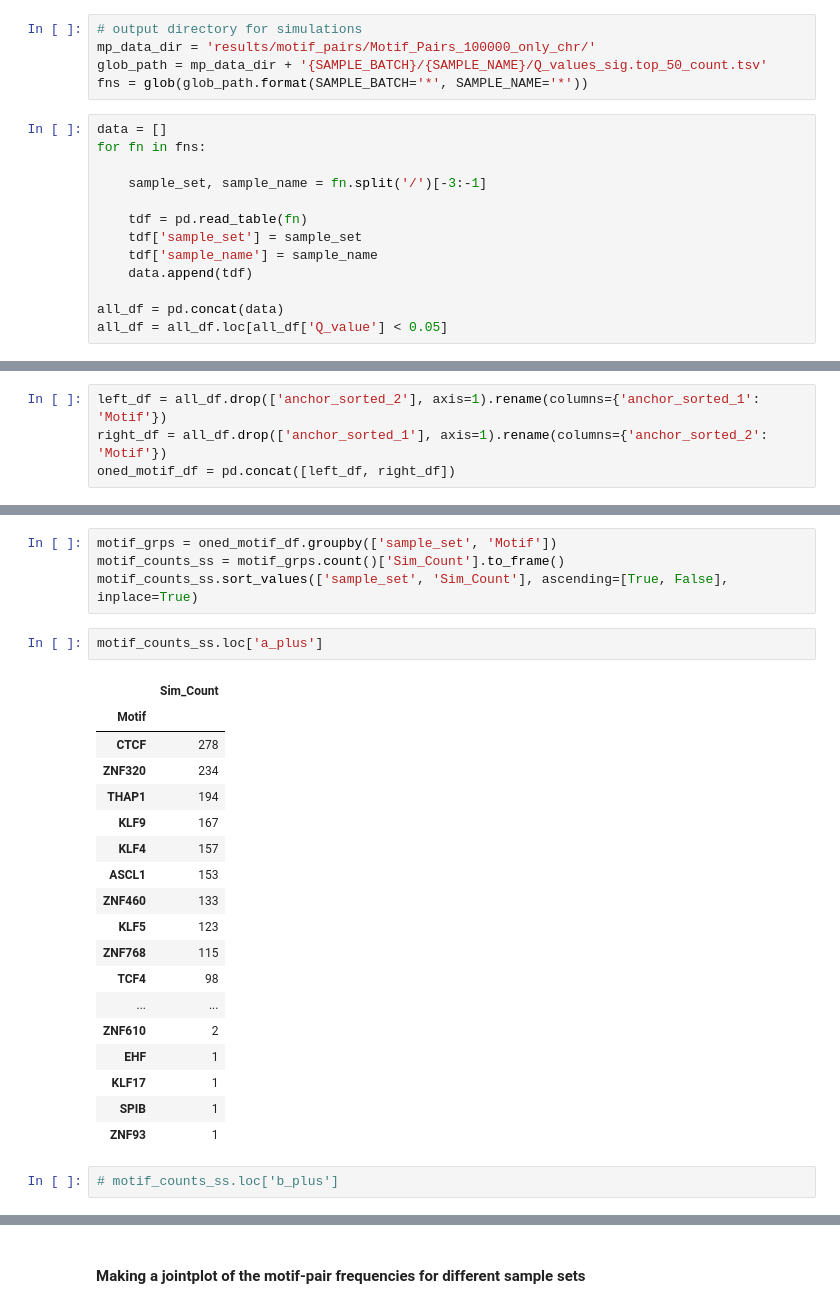
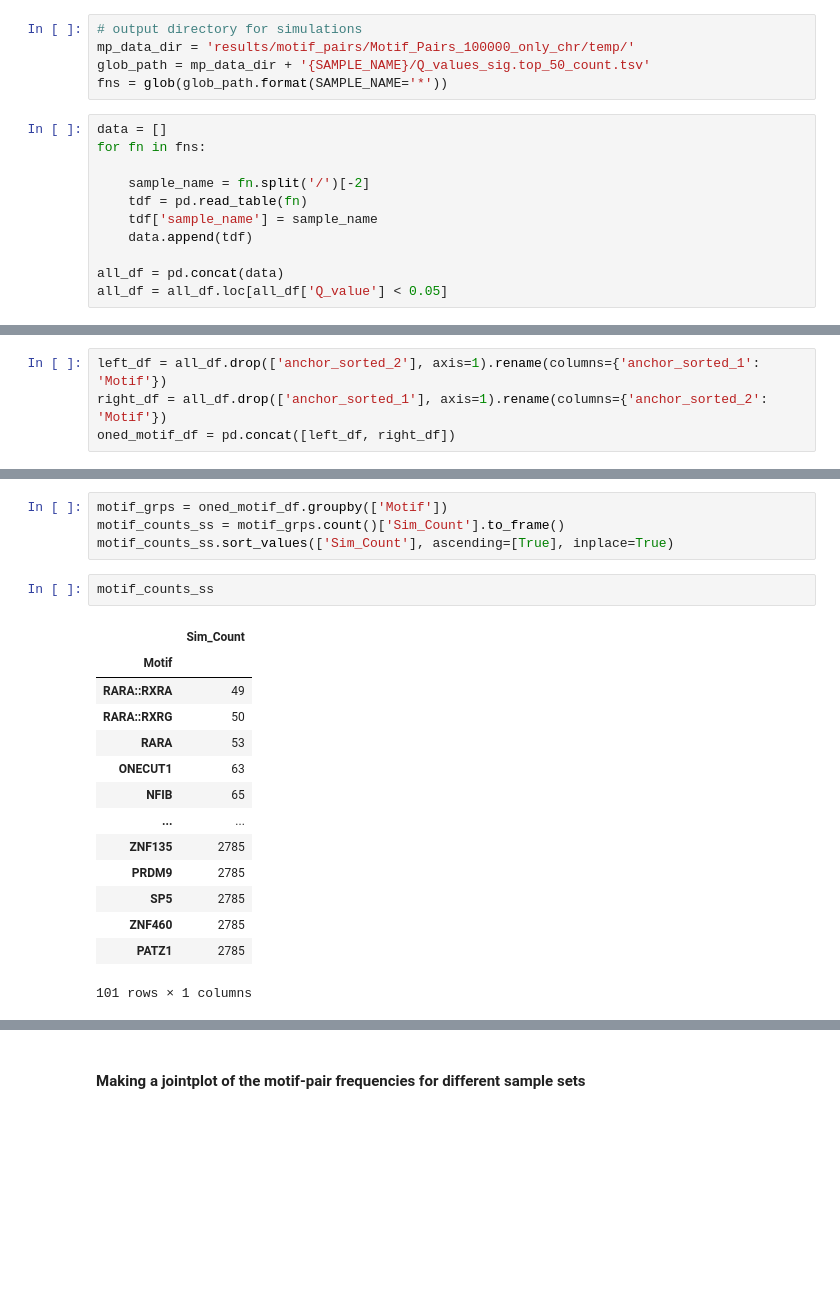
Before and after one commit to ay-lab-team/motif_pair_enrichment, a Jupyter notebook: workflow/scripts/summary/Summarize_Paired_Motif_Analysis.ipynb, the cells around one changed output, grey strips where cells are left out. Cells and saved outputs as stored; diff of their text form; blank space fills up the shorter version.

```diff
--- a/workflow/scripts/summary/Summarize_Paired_Motif_Analysis.ipynb
+++ b/workflow/scripts/summary/Summarize_Paired_Motif_Analysis.ipynb
@@ -17,16 +17,14 @@ os.makedirs(outdir, exist_ok=True)
 # %%
 # output directory for simulations
-mp_data_dir = 'results/motif_pairs/Motif_Pairs_100000_only_chr/'
-glob_path = mp_data_dir + '{SAMPLE_BATCH}/{SAMPLE_NAME}/Q_values_sig.top_50_count.tsv'
-fns = glob(glob_path.format(SAMPLE_BATCH='*', SAMPLE_NAME='*'))
+mp_data_dir = 'results/motif_pairs/Motif_Pairs_100000_only_chr/temp/'
+glob_path = mp_data_dir + '{SAMPLE_NAME}/Q_values_sig.top_50_count.tsv'
+fns = glob(glob_path.format(SAMPLE_NAME='*'))
 # %%
 data = []
 for fn in fns:
 
-    sample_set, sample_name = fn.split('/')[-3:-1]
-
+    sample_name = fn.split('/')[-2]
     tdf = pd.read_table(fn)
-    tdf['sample_set'] = sample_set
     tdf['sample_name'] = sample_name
     data.append(tdf)
 
@@ -101,27 +89,21 @@ oned_motif_df.head()
 # %%
-motif_grps = oned_motif_df.groupby(['sample_set', 'Motif'])
+motif_grps = oned_motif_df.groupby(['Motif'])
 motif_counts_ss = motif_grps.count()['Sim_Count'].to_frame()
-motif_counts_ss.sort_values(['sample_set', 'Sim_Count'], ascending=[True, False], inplace=True)
+motif_counts_ss.sort_values(['Sim_Count'], ascending=[True], inplace=True)
 # %%
-motif_counts_ss.loc['a_plus']
+motif_counts_ss
 # %% [output]
 |  | Sim_Count |
 | Motif |  |
-| CTCF | 278 |
-| ZNF320 | 234 |
-| THAP1 | 194 |
-| KLF9 | 167 |
-| KLF4 | 157 |
-| ASCL1 | 153 |
-| ZNF460 | 133 |
-| KLF5 | 123 |
-| ZNF768 | 115 |
-| TCF4 | 98 |
+| RARA::RXRA | 49 |
+| RARA::RXRG | 50 |
+| RARA | 53 |
+| ONECUT1 | 63 |
+| NFIB | 65 |
 | ... | ... |
-| ZNF610 | 2 |
-| EHF | 1 |
-| KLF17 | 1 |
-| SPIB | 1 |
-| ZNF93 | 1 |
+| ZNF135 | 2785 |
+| PRDM9 | 2785 |
+| SP5 | 2785 |
+| ZNF460 | 2785 |
+| PATZ1 | 2785 |
+101 rows × 1 columns
-# %%
-# motif_counts_ss.loc['b_plus']
```
Also changed, not shown: parts of 28 cells of this notebook, 2 other files.
